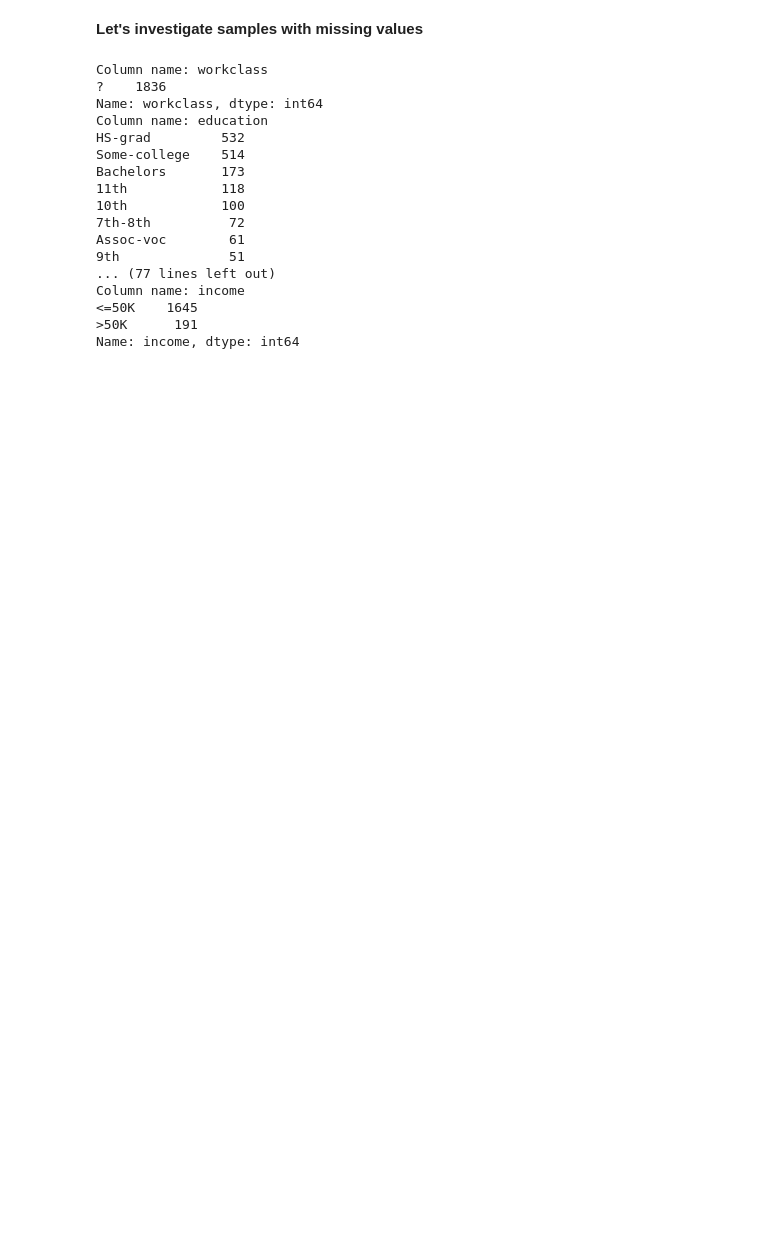
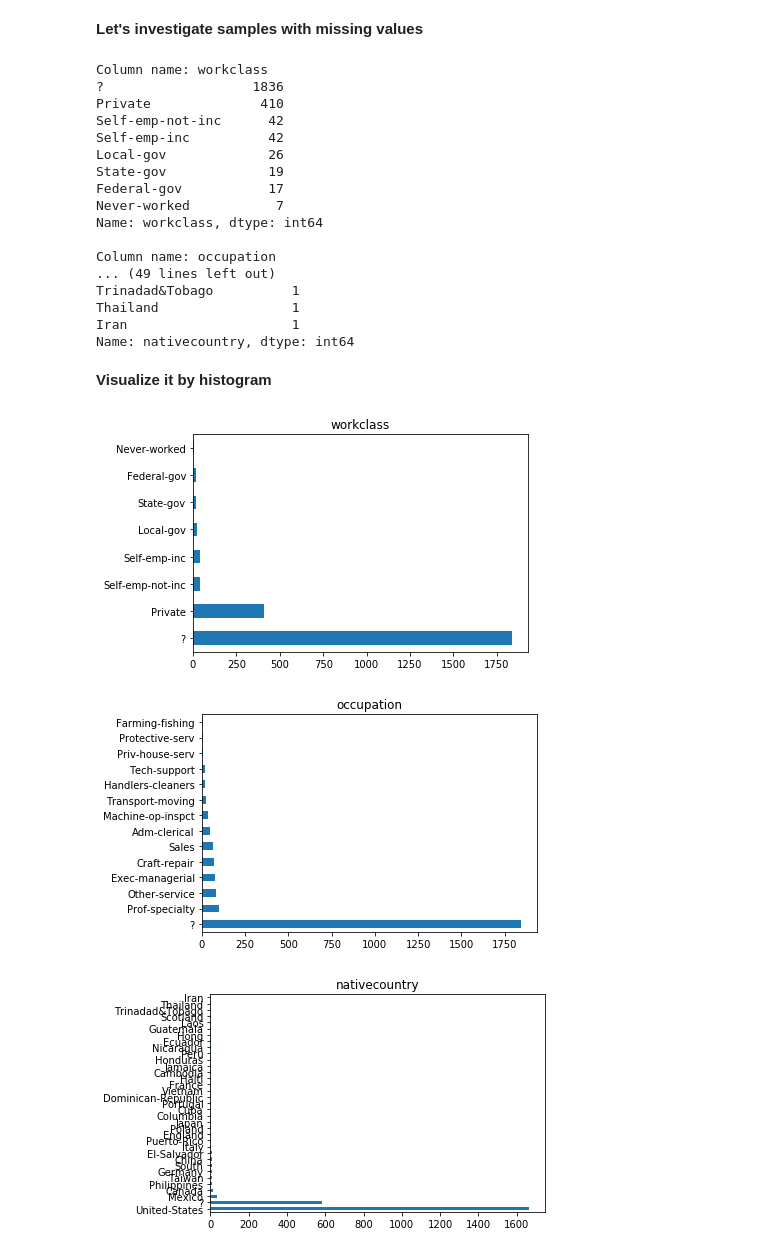
Before and after one commit to naphattharap/machine-learning, a Jupyter notebook: data-preprocessing/01-filter_data_and_histogram.ipynb, the cells around one changed output. Cells and saved outputs as stored; diff of their text form; code cells hidden in the pictures; blank space fills up the shorter version.

```diff
--- a/data-preprocessing/01-filter_data_and_histogram.ipynb
+++ b/data-preprocessing/01-filter_data_and_histogram.ipynb
@@ -147,30 +146,38 @@ Number of rows contain '?' in column workclass and occupation:  1836
 # %% [markdown]
 **Let's investigate samples with missing values**
 # %%
-print_unique_vals(df_temp)
+print_unique_vals(df_temp[['workclass', 'occupation', 'nativecountry']])
 # %% [output]
 Column name: workclass
-?    1836
+?                   1836
+Private              410
+Self-emp-not-inc      42
+Self-emp-inc          42
+Local-gov             26
+State-gov             19
+Federal-gov           17
+Never-worked           7
 Name: workclass, dtype: int64
-Column name: education
-HS-grad         532
-Some-college    514
-Bachelors       173
-11th            118
-10th            100
-7th-8th          72
-Assoc-voc        61
-9th              51
-... (77 lines left out)
-Column name: income
-<=50K    1645
->50K      191
-Name: income, dtype: int64
+
+Column name: occupation
+... (49 lines left out)
+Trinadad&Tobago          1
+Thailand                 1
+Iran                     1
+Name: nativecountry, dtype: int64
+# %% [markdown]
+**Visualize it by histogram**
 # %%
+
 import matplotlib.pyplot as plt
 
+df_missing = df_temp[['workclass', 'occupation', 'nativecountry']]
 # Loop to show histogram in missing value samples
-for d in df_temp.columns:
-    if df_temp[d].dtypes == object:
+for d in df_missing.columns:
+    if df_missing[d].dtypes == object:
         fig, ax = plt.subplots()
-        df_temp[d].value_counts().plot(kind='barh', title=d)
+        df_missing[d].value_counts().plot(kind='barh', title=d)
+# %% [output]
+[figure, added]
+[figure, added]
+[figure, added]
```
Also changed, not shown: parts of 13 cells of this notebook.
